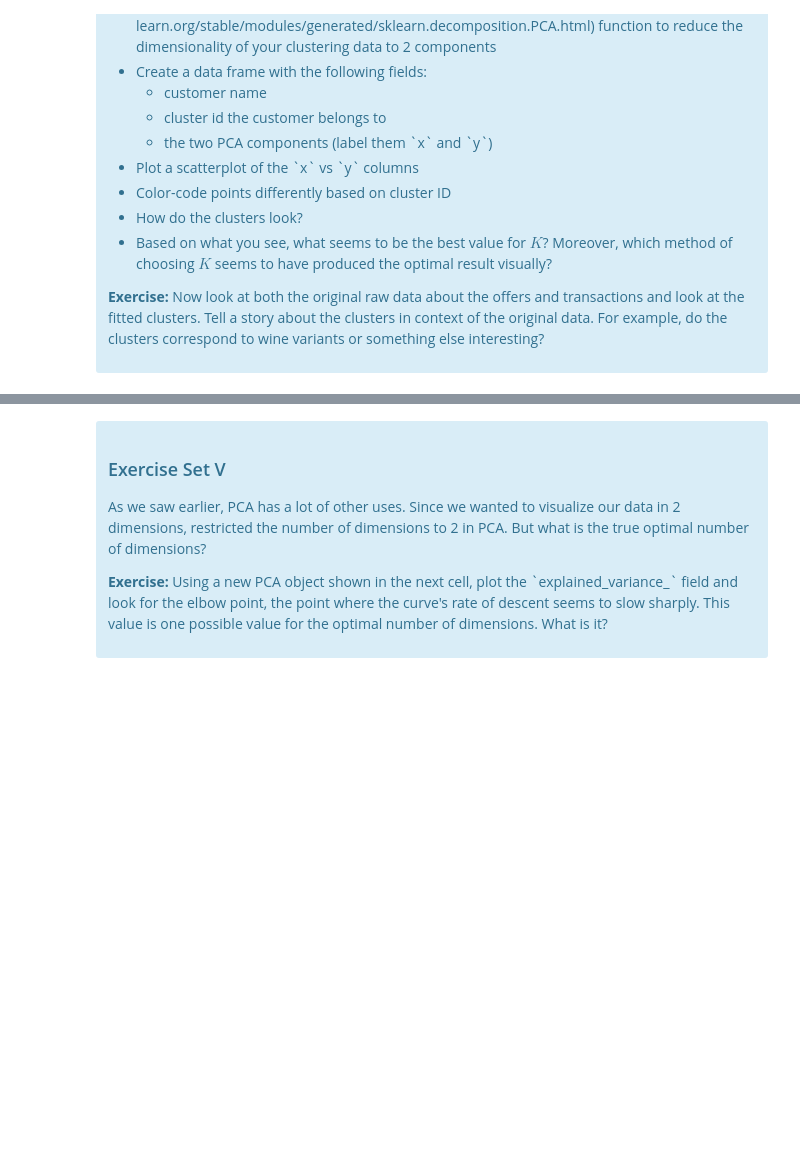
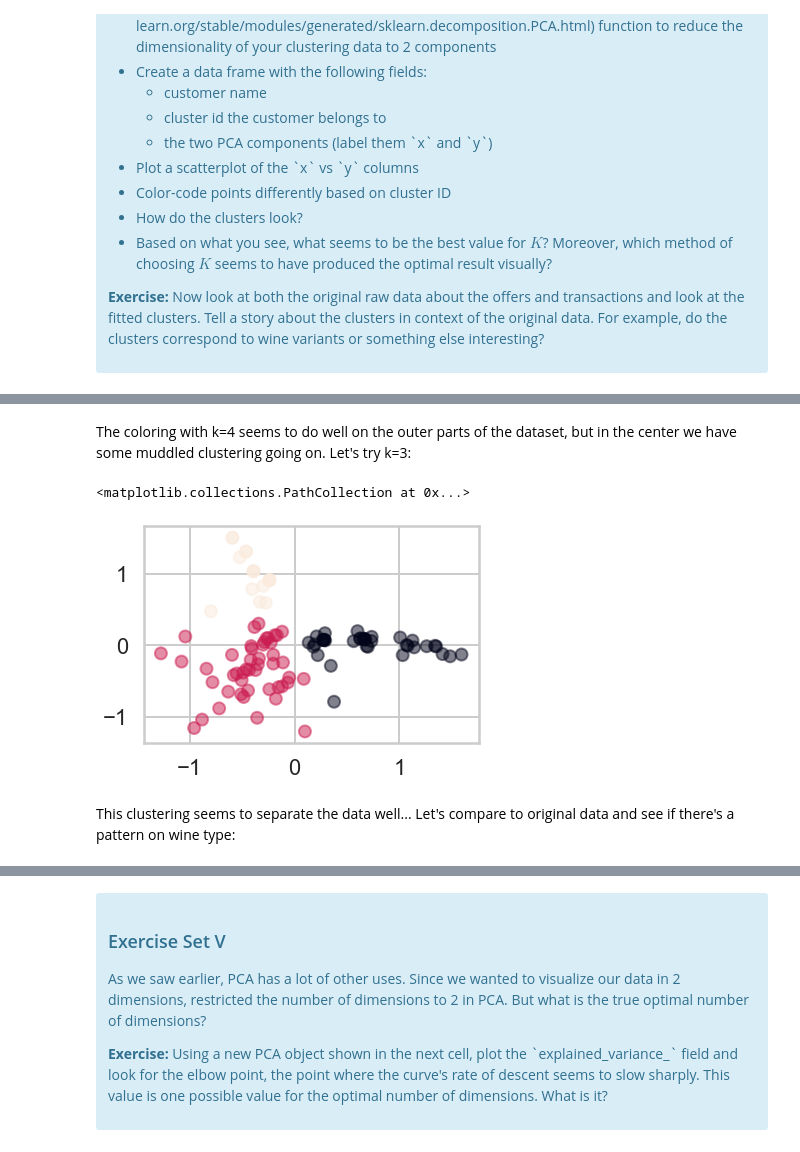
Before and after one commit to xandramichel/Springboard, a Jupyter notebook: MiniProjects/10.5 - Clustering/Mini_Project_Clustering.ipynb, the cells around one changed output, grey strips where cells are left out. Cells and saved outputs as stored; diff of their text form; code cells hidden in the pictures; blank space fills up the shorter version.

```diff
--- a/MiniProjects/10.5 - Clustering/Mini_Project_Clustering.ipynb
+++ b/MiniProjects/10.5 - Clustering/Mini_Project_Clustering.ipynb
@@ -407,0 +398,15 @@ What we've done is we've taken those columns of 0/1 indicator variables, and we'
+# %% [markdown]
+The coloring with k=4 seems to do well on the outer parts of the dataset, but in the center we have some muddled clustering going on. Let's try k=3:
+# %%
+cluster_2 = KMeans(n_clusters=3)
+
+sliced_matrix = matrix[x_cols]
+matrix['cluster_2'] = cluster_2.fit_predict(sliced_matrix)
+
+
+plt.scatter(x=matrix['x'], y=matrix['y'], alpha=0.5, c=matrix['cluster_2'].tolist())
+# %% [output]
+<matplotlib.collections.PathCollection at 0x...>
+[figure, added]
+# %% [markdown]
+This clustering seems to separate the data well... Let's compare to original data and see if there's a pattern on wine type:
```
Also changed, not shown: parts of 17 cells of this notebook.
